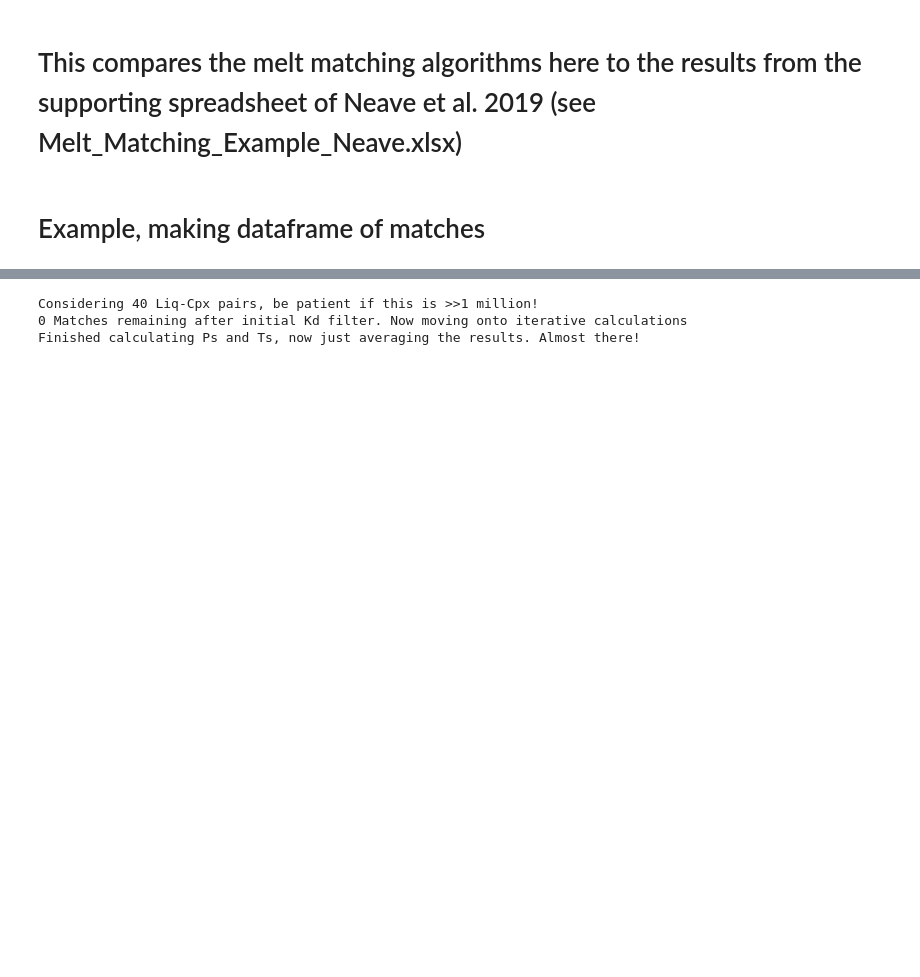
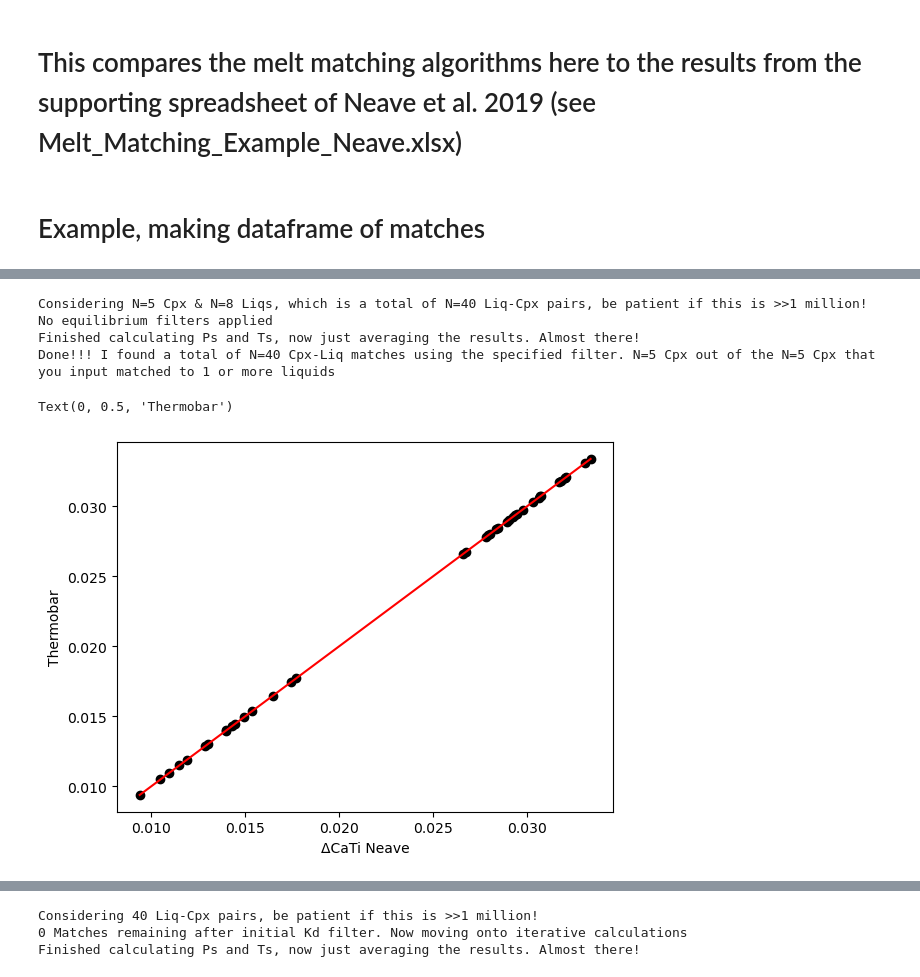
Before and after one commit to PennyWieser/Thermobar, a Jupyter notebook: Benchmarking/clinopyroxene/Final_Versions/Melt_Matching_Benchmark_toNeave.ipynb, the cells around one changed output, grey strips where cells are left out. Saved outputs shown, nothing was run; the diff lists cells and outputs as text; code cells hidden in the pictures; blank space fills up the shorter version.

Commit message:
unit test duplicate

```diff
--- a/Benchmarking/clinopyroxene/Final_Versions/Melt_Matching_Benchmark_toNeave.ipynb
+++ b/Benchmarking/clinopyroxene/Final_Versions/Melt_Matching_Benchmark_toNeave.ipynb
@@ -6,8 +6,8 @@ import pandas as pd
 import matplotlib.pyplot as plt
 import Thermobar as pt
 # %%
-out=pt.import_excel('MeltMatching_Benchmarks.xlsx', sheet_name="Melts")
-out2=pt.import_excel('MeltMatching_Benchmarks.xlsx', sheet_name="Cpxs")
+out=pt.import_excel('Melt_Matching_Example_Neave.xlsx', sheet_name="Melts", suffix='_Liq')
+out2=pt.import_excel('Melt_Matching_Example_Neave.xlsx', sheet_name="Cpxs", suffix='_Cpx')
 my_input=out['my_input']
 myCpxs1=out2['Cpxs']
 myLiquids1=out['Liqs']
@@ -25,0 +26,4 @@ Done!
+# %%
+All=Combo_liq_cpxs['All_PTs']
+#Neave tests
+NT=pd.read_excel('Melt_Matching_Example_Neave.xlsx', sheet_name='Tests')
@@ -25,0 +50,22 @@ Done!
+# %%
+
+Combo_liq_cpxs2=pt.calculate_cpx_liq_press_temp_matching(liq_comps=myLiquids1, cpx_comps=myCpxs1,
+                                                equationP="P_Put1996_eqP1", equationT="T_Put2008_eq33",
+                                                        return_all_pairs=True)
+
+
+All2=Combo_liq_cpxs2['All_PTs']
+test='ΔCaTi'
+plt.plot(All2['Delta_CaTi_Put1999'], NT[test], 'ok')
+plt.plot([min(NT[test]), max(NT[test])],
+          [min(NT[test]), max(NT[test])],
+           '-r')
+plt.xlabel(test + ' Neave')
+plt.ylabel('Thermobar')
+# %% [output]
+Considering N=5 Cpx & N=8 Liqs, which is a total of N=40 Liq-Cpx pairs, be patient if this is >>1 million!
+No equilibrium filters applied
+Finished calculating Ps and Ts, now just averaging the results. Almost there!
+Done!!! I found a total of N=40 Cpx-Liq matches using the specified filter. N=5 Cpx out of the N=5 Cpx that you input matched to 1 or more liquids
+Text(0, 0.5, 'Thermobar')
+[figure, added]
```
Also changed, not shown: parts of 7 cells of this notebook, 3 other files.
